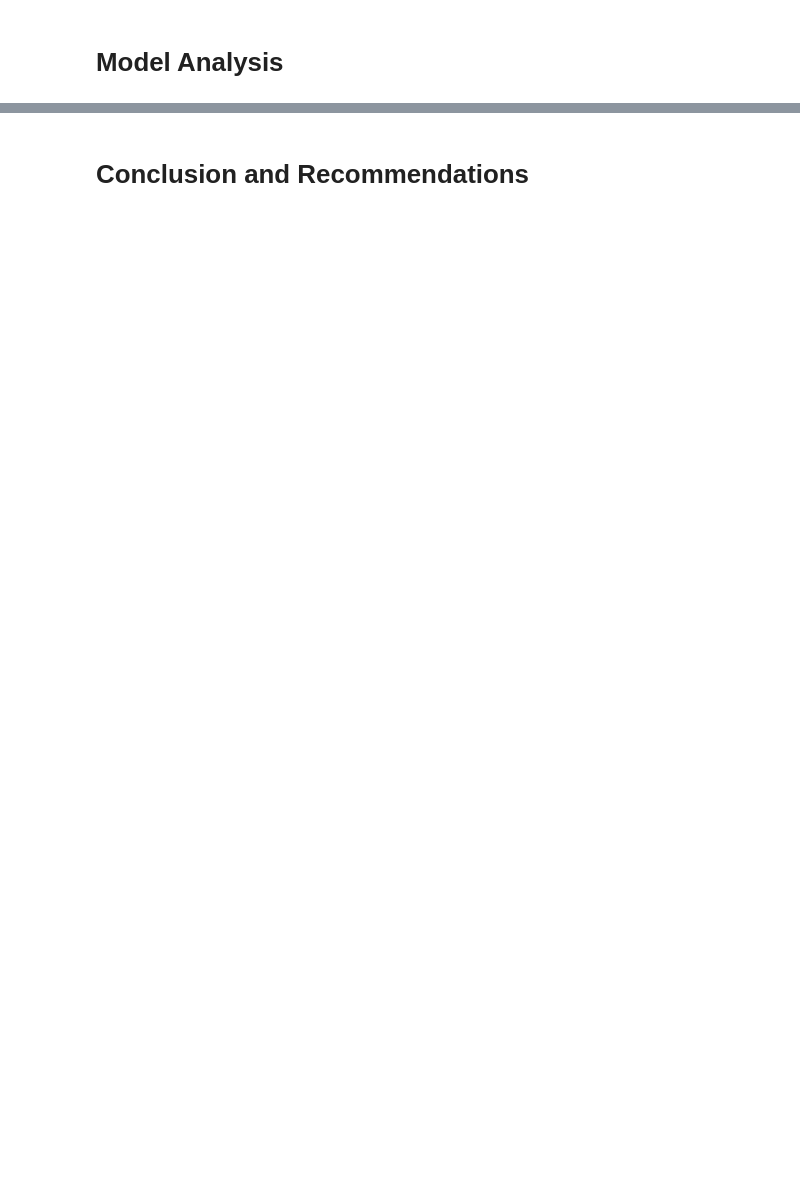
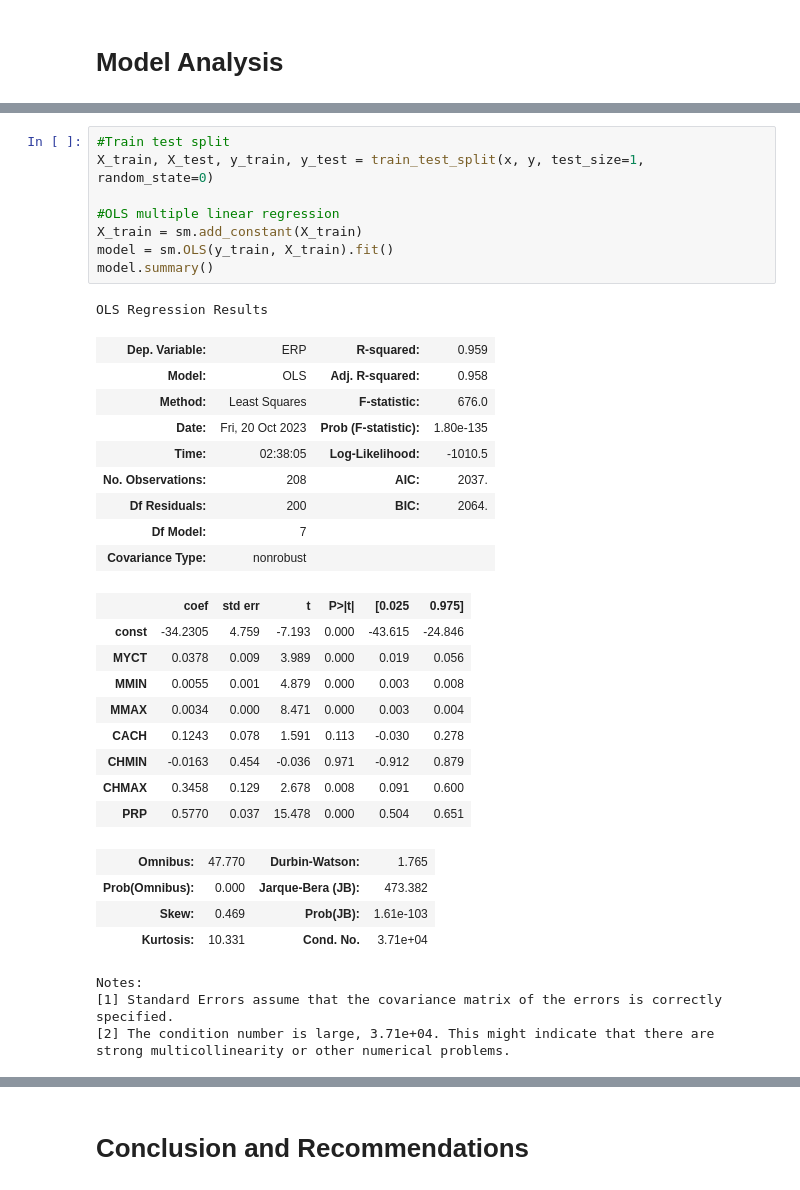
Before and after one commit to darkepacific/AAI-500-FinalTeamProject, a Jupyter notebook: AAI-500-FinalTeamProject.ipynb, the cells around one changed output, grey strips where cells are left out. Saved outputs shown, nothing was run; the diff lists cells and outputs as text; blank space fills up the shorter version.

```diff
--- a/AAI-500-FinalTeamProject.ipynb
+++ b/AAI-500-FinalTeamProject.ipynb
@@ -581,0 +380,36 @@ for col in data:
+# %%
+#Train test split
+X_train, X_test, y_train, y_test = train_test_split(x, y, test_size=1, random_state=0)
+
+#OLS multiple linear regression
+X_train = sm.add_constant(X_train)
+model = sm.OLS(y_train, X_train).fit()
+model.summary()
+# %% [output]
+OLS Regression Results
+| Dep. Variable: | ERP | R-squared: | 0.959 |
+| Model: | OLS | Adj. R-squared: | 0.958 |
+| Method: | Least Squares | F-statistic: | 676.0 |
+| Date: | Fri, 20 Oct 2023 | Prob (F-statistic): | 1.80e-135 |
+| Time: | 02:38:05 | Log-Likelihood: | -1010.5 |
+| No. Observations: | 208 | AIC: | 2037. |
+| Df Residuals: | 200 | BIC: | 2064. |
+| Df Model: | 7 |  |  |
+| Covariance Type: | nonrobust |  |  |
+|  | coef | std err | t | P>|t| | [0.025 | 0.975] |
+| const | -34.2305 | 4.759 | -7.193 | 0.000 | -43.615 | -24.846 |
+| MYCT | 0.0378 | 0.009 | 3.989 | 0.000 | 0.019 | 0.056 |
+| MMIN | 0.0055 | 0.001 | 4.879 | 0.000 | 0.003 | 0.008 |
+| MMAX | 0.0034 | 0.000 | 8.471 | 0.000 | 0.003 | 0.004 |
+| CACH | 0.1243 | 0.078 | 1.591 | 0.113 | -0.030 | 0.278 |
+| CHMIN | -0.0163 | 0.454 | -0.036 | 0.971 | -0.912 | 0.879 |
+| CHMAX | 0.3458 | 0.129 | 2.678 | 0.008 | 0.091 | 0.600 |
+| PRP | 0.5770 | 0.037 | 15.478 | 0.000 | 0.504 | 0.651 |
+| Omnibus: | 47.770 | Durbin-Watson: | 1.765 |
+| Prob(Omnibus): | 0.000 | Jarque-Bera (JB): | 473.382 |
+| Skew: | 0.469 | Prob(JB): | 1.61e-103 |
+| Kurtosis: | 10.331 | Cond. No. | 3.71e+04 |
+Notes:
+[1] Standard Errors assume that the covariance matrix of the errors is correctly specified.
+[2] The condition number is large, 3.71e+04. This might indicate that there are
+strong multicollinearity or other numerical problems.
```
Also changed, not shown: parts of 23 cells of this notebook.
